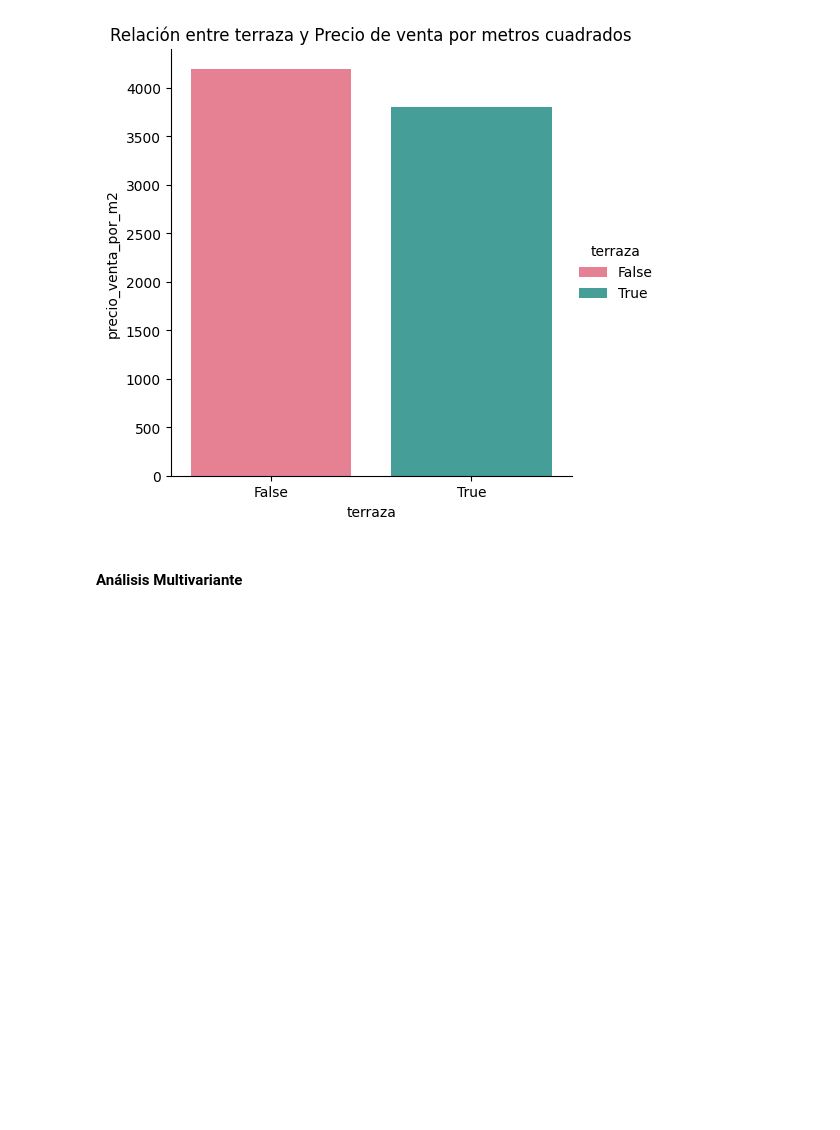
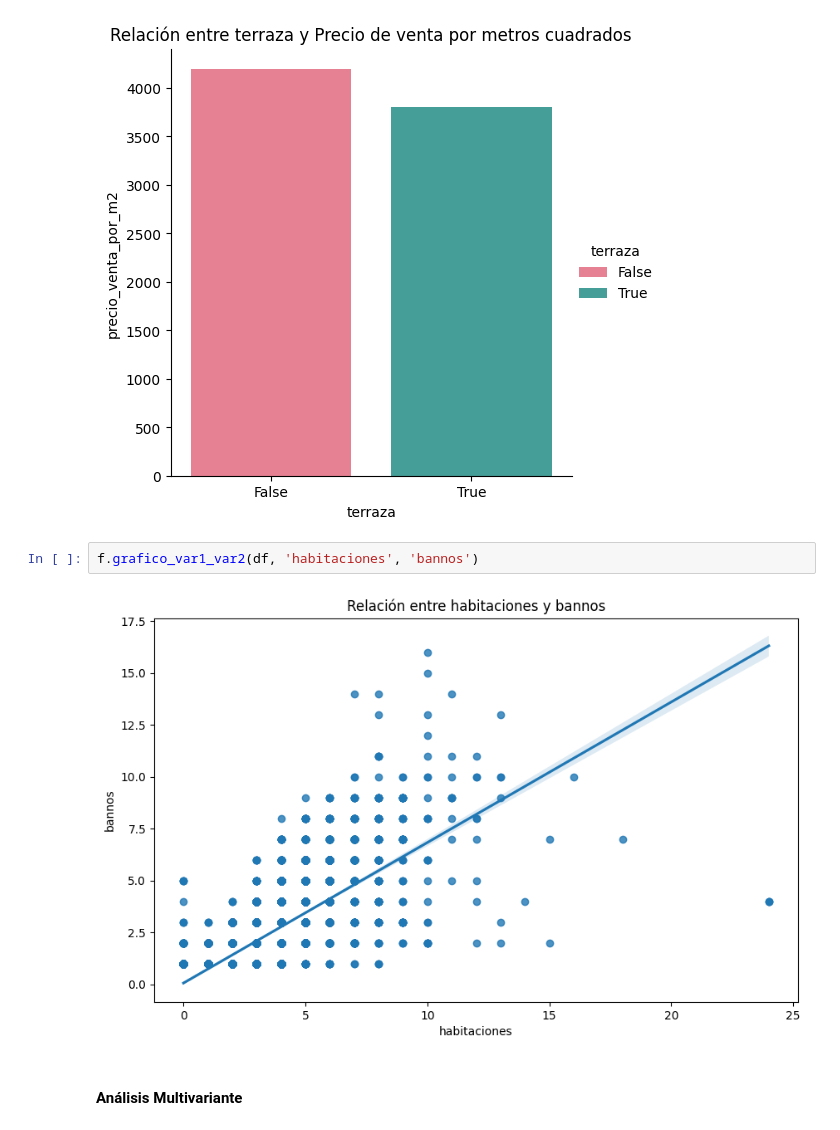
Before and after one commit to mariaortizz/EDA_Viviendas_Madrid, a Jupyter notebook: src/notebook.ipynb, the cells around one changed output. Drawn from its saved outputs; the diff is of its cells as text; blank space fills up the shorter version.

```diff
--- a/src/notebook.ipynb
+++ b/src/notebook.ipynb
@@ -198,6 +218,10 @@ f.grafico_precio_var1(df, 'balcon')
 f.grafico_precio_var1(df, 'terraza')
 # %% [output]
 [figure]
+# %%
+f.grafico_var1_var2(df, 'habitaciones', 'bannos')
+# %% [output]
+[figure, added]
 # %% [markdown]
 #### Análisis Multivariante
 # %%
```
Also changed, not shown: parts of 9 cells of this notebook, 1 other file.
